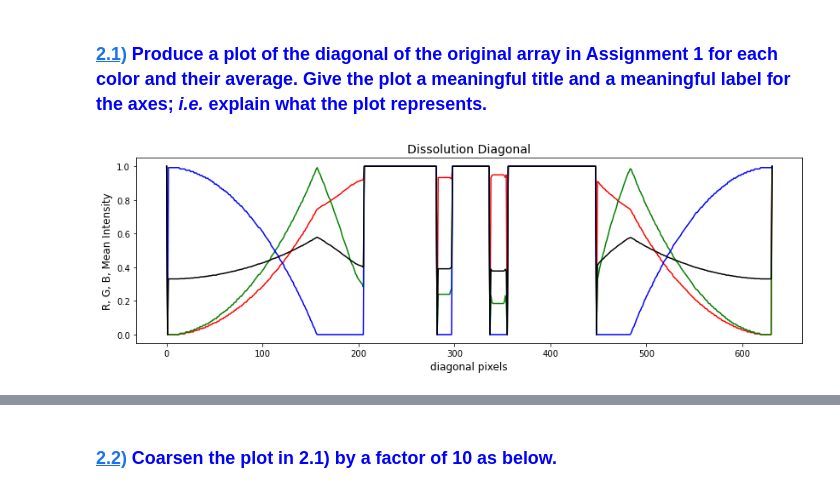
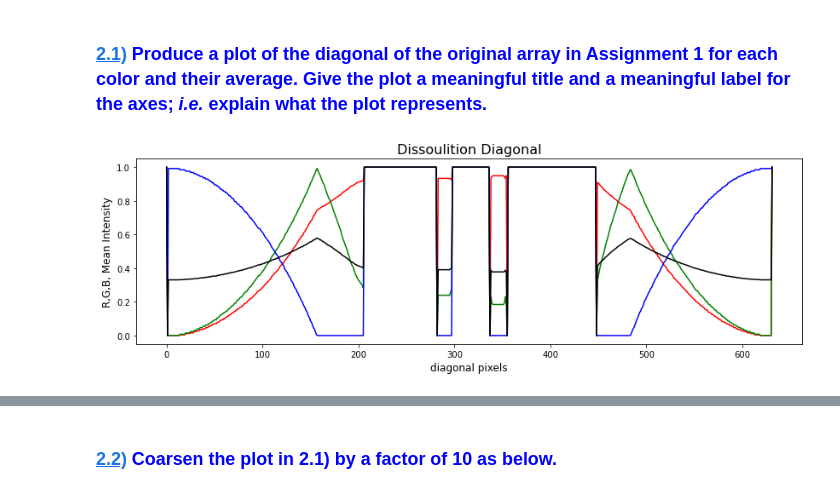
Before and after one commit to dpploy/chen-3170, a Jupyter notebook: notebooks/labwork-03.ipynb, the cells around one changed output, grey strips where cells are left out. Saved outputs shown, nothing was run; the diff lists cells and outputs as text; code cells hidden in the pictures.

```diff
--- a/notebooks/labwork-03.ipynb
+++ b/notebooks/labwork-03.ipynb
@@ -116,7 +150,32 @@ var.  = 0.12825227
 ## <span style="color:blue">[Assignment 2 (25 pts)](#toa)</span><a id="a2"></a>
 # %% [markdown]
 ### <span style="color:blue">[2.1)](#toa) Produce a plot of the diagonal of the original array in Assignment 1 for each color and their average. Give the plot a meaningful title and a meaningful label for the axes; *i.e.* explain what the plot represents.</span><a id="a21"></a>
-# %%
-'''Code'''
-# %% [output]
-[figure, removed]
+# %%
+'''Code'''
+
+import numpy as np      #import numpy
+from matplotlib import image
+from matplotlib import pyplot as plt
+
+block = plt.imread( 'images/dissolve.png', format='png' )
+
+
+r_diag = np.diagonal (block[:,:,0])                 #diagonal reading of red
+g_diag= np.diagonal(block[:,:,1])                #diagonal reading of green
+b_diag= np.diagonal(block[:,:,2])                #diagonal reading of blue
+mean_diag=np.diagonal((block[:,:,0]+block[:,:,1]+block[:,:,2])/3)     #taking mean of the intensities
+
+n_pixels = r_diag.size
+plt.rcParams['figure.figsize']= [14,4]
+
+plt.figure(3)
+plt.plot(range(n_pixels), r_diag,'r', g_diag, 'g', b_diag, 'b', mean_diag, 'k')
+
+
+
+plt.title('Dissoulition Diagonal',fontsize=16)
+plt.xlabel('diagonal pixels',fontsize=12)
+plt.ylabel('R,G,B, Mean Intensity',fontsize=12)
+plt.show()
+# %% [output]
+[figure, added]
```
Also changed, not shown: parts of 31 cells of this notebook.
